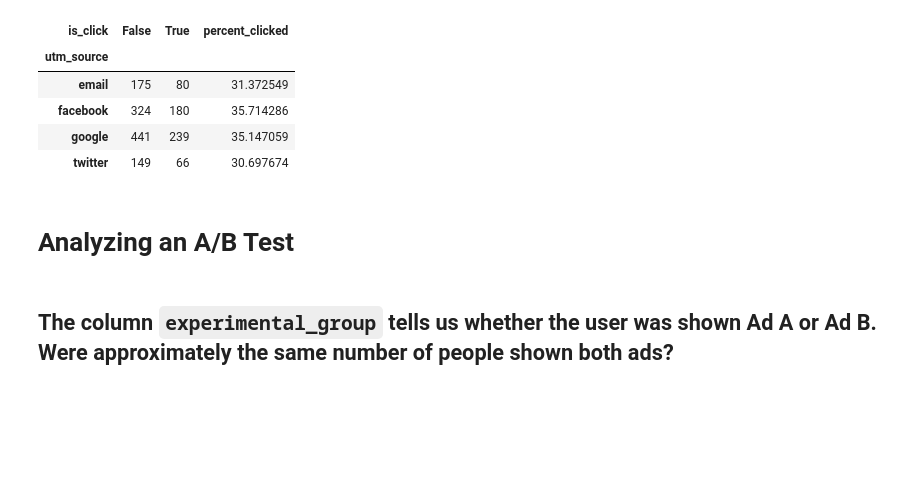
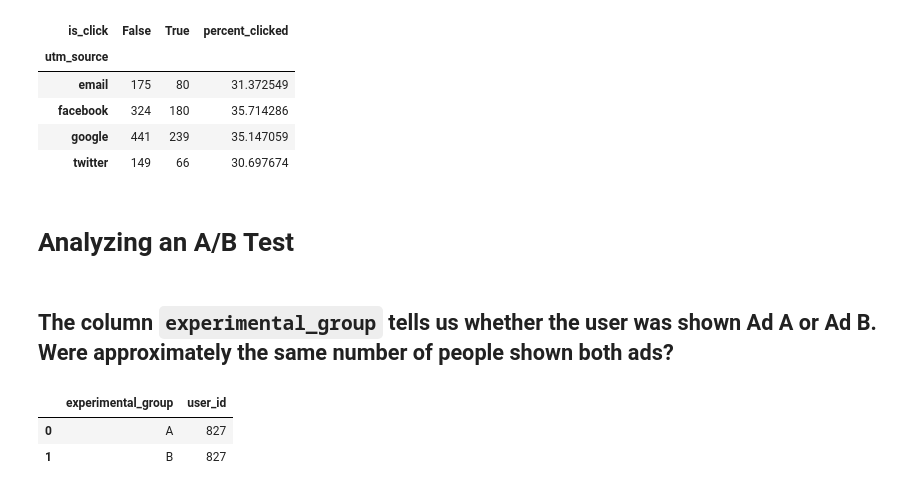
Before and after one commit to anwarrahim/Portfolio_Projects, a Jupyter notebook: 6) A-B testing for showfly.com/AB_testing_showfly.com.ipynb, the cells around one changed output. Drawn from its saved outputs; the diff is of its cells as text; code cells hidden in the pictures; blank space fills up the shorter version.

```diff
--- a/6) A-B testing for showfly.com/AB_testing_showfly.com.ipynb
+++ b/6) A-B testing for showfly.com/AB_testing_showfly.com.ipynb
@@ -151,3 +151,11 @@ clicks_pivot
 # Analyzing an A/B Test
 # %% [markdown]
 ##  The column `experimental_group` tells us whether the user was shown Ad A or Ad B. Were approximately the same number of people shown both ads?
+# %%
+ad_clicks.groupby('experimental_group')\
+    .user_id.count()\
+    .reset_index()
+# %% [output]
+|  | experimental_group | user_id |
+| 0 | A | 827 |
+| 1 | B | 827 |
```
Also changed, not shown: parts of 5 cells of this notebook.
